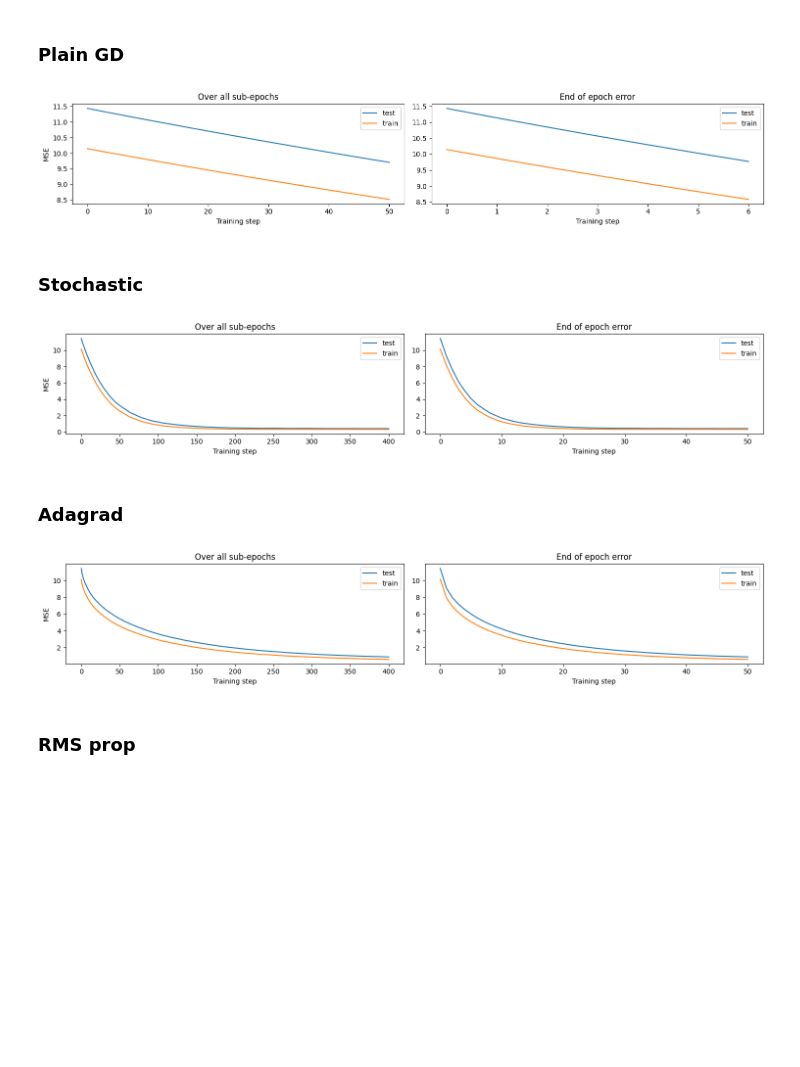
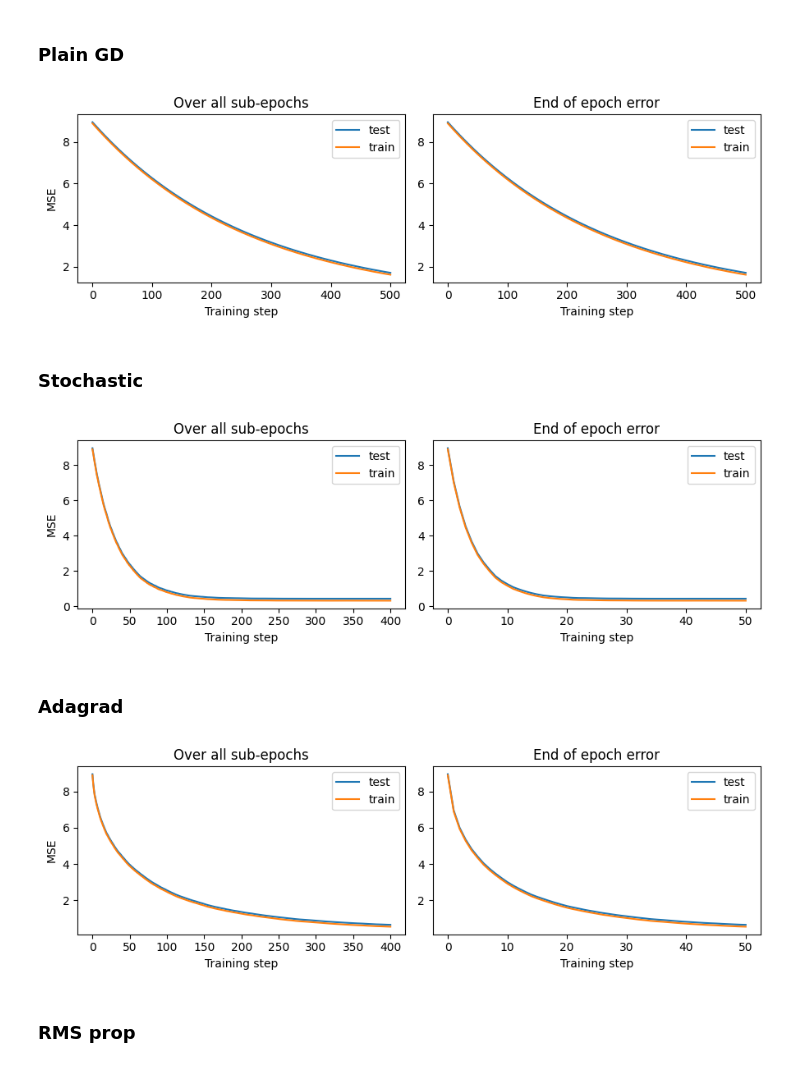
Before and after one commit to Trond01/Project2_FYS-STK4155, a Jupyter notebook: Code/descent_test.ipynb, the cells around one changed output. Cells and saved outputs as stored; diff of their text form; code cells hidden in the pictures; blank space fills up the shorter version.

```diff
--- a/Code/descent_test.ipynb
+++ b/Code/descent_test.ipynb
@@ -126,10 +126,11 @@ loss_grad = jax_loss_grad(loss_func)
 # %%
 X_train, y_train, X_test, y_test, test_index = train_test_split(X, z, 0.2)
 m = int(len(y_train) / 10)
+epochs = 50
 
 def plot_test_results(test_loss_list, train_loss_list, m):
     # Create a figure with two subplots
-    fig, axs = plt.subplots(1, 2, figsize=(15, 3))  # 1 row, 2 columns
+    fig, axs = plt.subplots(1, 2, figsize=(9, 3))  # 1 row, 2 columns
 
     # Subplot 1
     axs[0].plot(test_loss_list, label="test")
@@ -150,24 +151,24 @@ def plot_test_results(test_loss_list, train_loss_list, m):
     plt.show()
 # %%
 
-result_adagrad = GD(X_train, y_train, X_test, y_test, grad_method=loss_grad, beta0=beta0, test_loss_func=loss_func)
-plot_test_results(result_adagrad["test_loss_list"], result_adagrad["train_loss_list"], m)
+result_GD = GD(X_train, y_train, X_test, y_test, grad_method=loss_grad, n_epochs=epochs*10, beta0=beta0, test_loss_func=loss_func)
+plot_test_results(result_GD["test_loss_list"], result_GD["train_loss_list"], 1)
 # %% [output]
-[figure, old version]
+[figure, new version]
 # %% [markdown]
 ### Stochastic
 # %%
-result_adagrad = SGD(X_train, y_train, X_test, y_test, grad_method=loss_grad, beta0=beta0, test_loss_func=loss_func)
-plot_test_results(result_adagrad["test_loss_list"], result_adagrad["train_loss_list"], m)
+result_SGD = SGD(X_train, y_train, X_test, y_test, grad_method=loss_grad,n_epochs=epochs, beta0=beta0, test_loss_func=loss_func)
+plot_test_results(result_SGD["test_loss_list"], result_SGD["train_loss_list"], m)
 # %% [output]
-[figure, old version]
+[figure, new version]
 # %% [markdown]
 ### Adagrad
 # %%
-result_adagrad = SGD_adagrad(X_train, y_train, X_test, y_test, grad_method=loss_grad, beta0=beta0, test_loss_func=loss_func)
+result_adagrad = SGD_adagrad(X_train, y_train, X_test, y_test, grad_method=loss_grad, n_epochs=epochs, beta0=beta0, test_loss_func=loss_func)
 plot_test_results(result_adagrad["test_loss_list"], result_adagrad["train_loss_list"], m)
 # %% [output]
-[figure, old version]
+[figure, new version]
 # %% [markdown]
 ### RMS prop
 # %%
```
Also changed, not shown: parts of 2 cells of this notebook, 3 other files.
